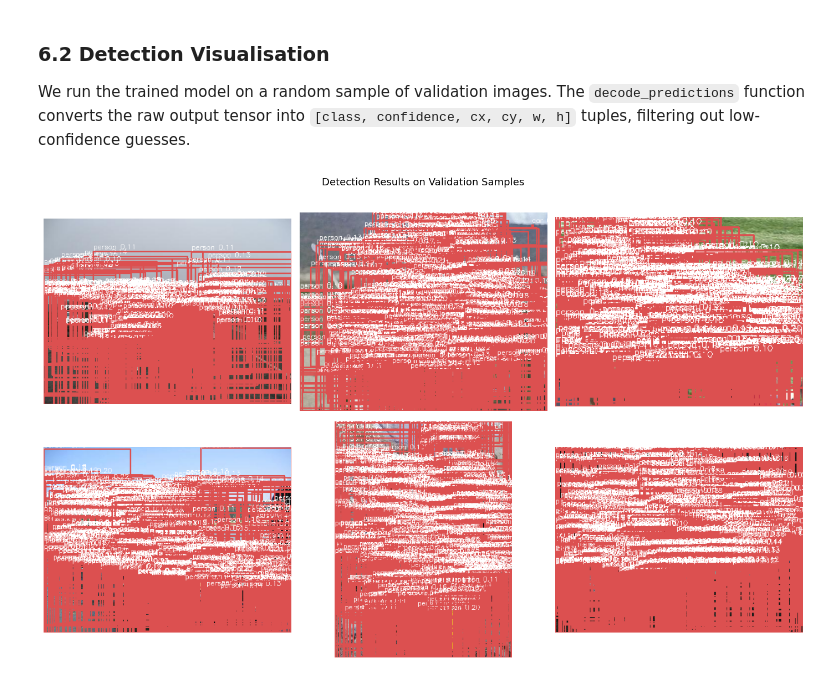
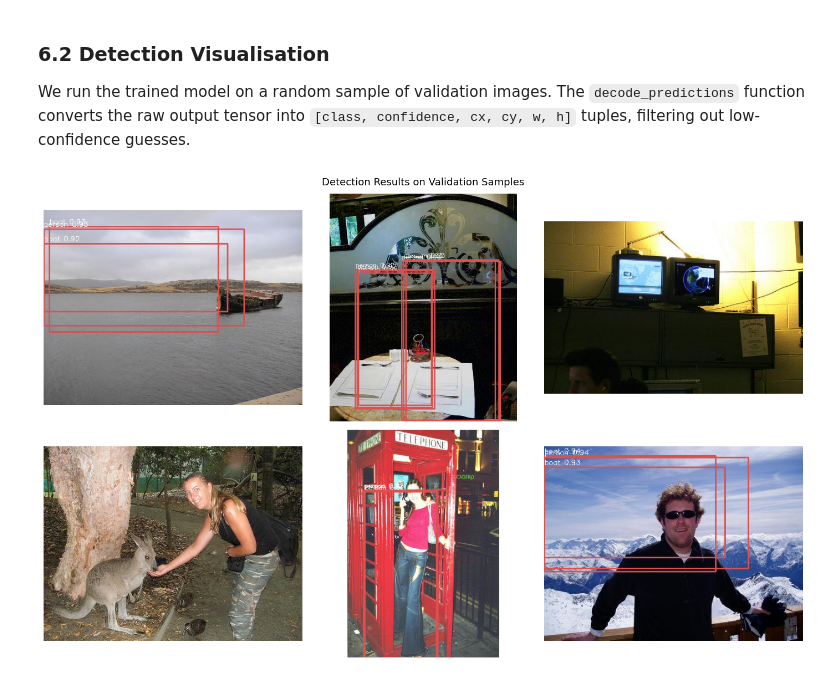
Before and after one commit to comsavvy/Neural-Network-Group3-Project, a Jupyter notebook: group3-project-assignment.ipynb, the cells around one changed output. Cells and saved outputs as stored; diff of their text form; code cells hidden in the pictures.

```diff
--- a/group3-project-assignment.ipynb
+++ b/group3-project-assignment.ipynb
@@ -63,16 +63,30 @@ def collate_fn(batch):
     images, targets = zip(*batch)
     return torch.stack(images, 0), list(targets)
 
+
+# All the images need to be of the same size
+transforms = T.Compose([
+    T.ToPILImage(),
+    T.Resize((100, 100)),
+    T.ToTensor()
+])
+subset_size = 400
+
 train_dataset = YOLODataset(
     img_dir="Pascal VOC 2012.v1/train/images",
     label_dir="Pascal VOC 2012.v1/train/labels",
-    transforms=ToTensor()
+    transforms=transforms
 )
+
+train_dataset.images = random.sample(train_dataset.images, subset_size)
+
 val_dataset = YOLODataset(
     img_dir="Pascal VOC 2012.v1/valid/images",
     label_dir="Pascal VOC 2012.v1/valid/labels",
-    transforms=ToTensor()
+    transforms=transforms
 )
+val_dataset.images = random.sample(val_dataset.images, subset_size)
+
 
 train_loader = DataLoader(train_dataset, batch_size=8, shuffle=True, collate_fn=collate_fn)
 val_loader = DataLoader(val_dataset, batch_size=8, shuffle=False, collate_fn=collate_fn)
@@ -314,7 +328,7 @@ def yolo_loss(predictions, targets, B=3, C=20, lambda_coord=5.0, lambda_noobj=0.
 
 Before computing the loss, each ground-truth box needs to be placed into the right cell of the S×S grid. The function below builds the target tensor in the shape the loss expects, `[S, S, B×(5+C)]`, where only the cells whose centre falls within a ground-truth box have non-zero values.
 # %%
-S = 20
+S = 4
 B = 3
 C = 20
 
@@ -340,7 +354,7 @@ def encode_targets(boxes, S=S, B=B, C=C):
 We resize all images to 320×320, large enough to preserve most spatial detail while keeping memory use reasonable on CPU. A subset of 500 images keeps the demo run time short without hiding whether the model can learn at all.
 # %%
 HPARAMS = {
-    'imgsz': 320,
+    'imgsz': 64,
     'batch': 8,
     'epochs': 10,
     'lr': 1e-3,
@@ -480,32 +494,32 @@ fig, axes = plt.subplots(2, 3, figsize=(14, 9))
 for ax, fname in zip(axes.flat, samples):
     path    = os.path.join('Pascal VOC 2012.v1/valid/images', fname)
     img_bgr = cv2.imread(path)
     img_rgb = cv2.cvtColor(img_bgr, cv2.COLOR_BGR2RGB)
     tensor  = transform_eval(img_rgb).unsqueeze(0).to(device)
 
     with torch.no_grad():
         pred = model(tensor)[0]
 
     img_draw = img_rgb.copy()
     ih, iw   = img_draw.shape[:2]
 
-    for cls, conf, cx, cy, w, h in decode_predictions(pred, S_eval):
+    for cls, conf, cx, cy, w, h in decode_predictions(pred, S_eval, conf_threshold=0.92):
         x1 = int((cx - w / 2) * iw)
         y1 = int((cy - h / 2) * ih)
         x2 = int((cx + w / 2) * iw)
         y2 = int((cy + h / 2) * ih)
         x1, y1 = max(x1, 0), max(y1, 0)
         x2, y2 = min(x2, iw), min(y2, ih)
         if x2 > x1 and y2 > y1:
             cv2.rectangle(img_draw, (x1, y1), (x2, y2), (220, 80, 80), 2)
             cv2.putText(img_draw, f"{VOC_CLASSES[cls]} {conf:.2f}",
                         (x1, max(y1 - 5, 0)), cv2.FONT_HERSHEY_SIMPLEX, 0.45, (255, 255, 255), 1)
 
     ax.imshow(img_draw)
     ax.axis('off')
 
 plt.suptitle('Detection Results on Validation Samples', fontsize=13)
 plt.tight_layout()
 plt.show()
 # %% [output]
-[figure, old version]
+[figure, new version]
```
Also changed, not shown: parts of 5 cells of this notebook.
